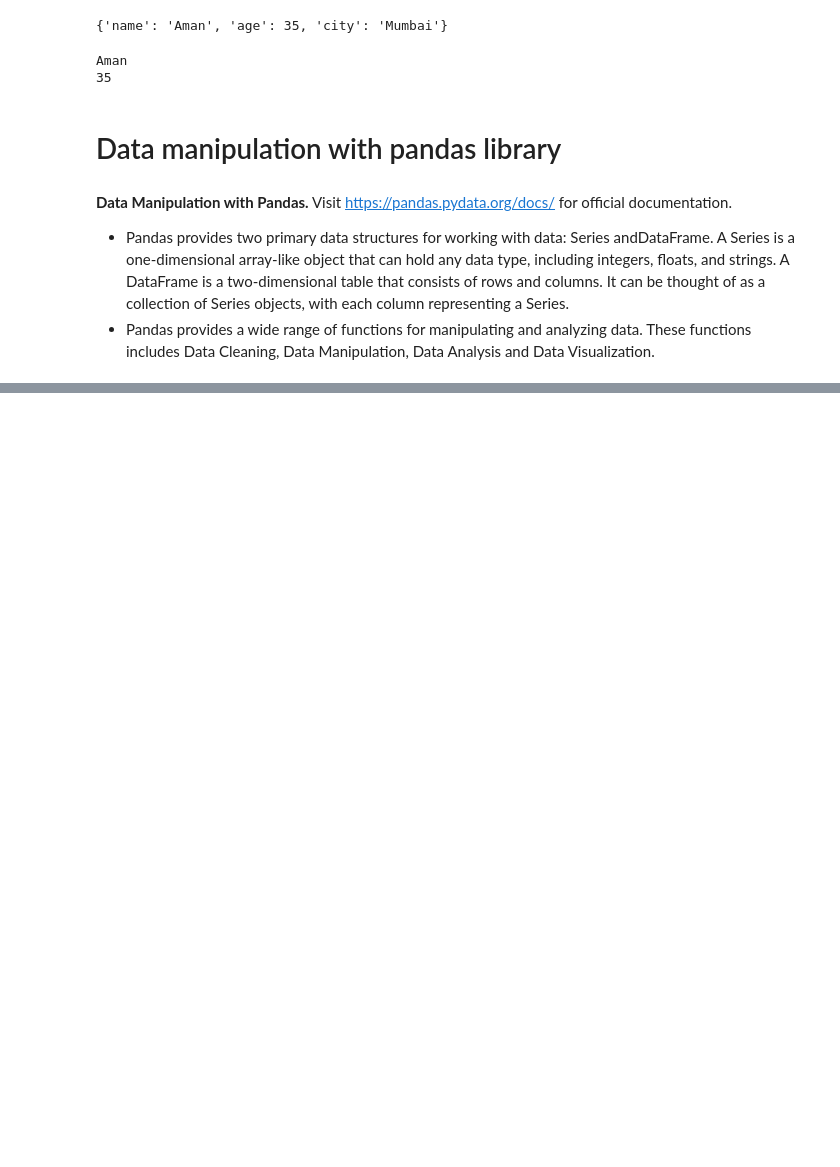
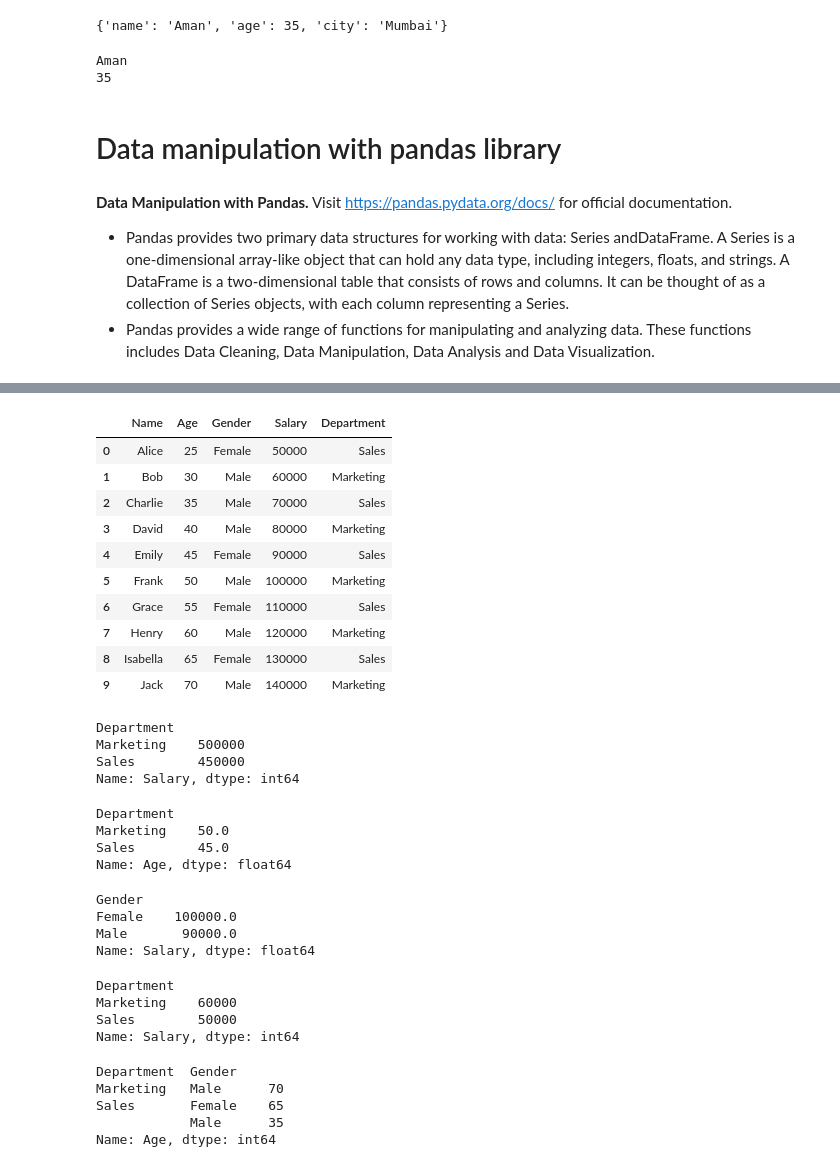
Before and after one commit to Prashantkr57/Python-for-Data-Analyst, a Jupyter notebook: Python_for_Data_Analyst.ipynb, the cells around one changed output, grey strips where cells are left out. Saved outputs shown, nothing was run; the diff lists cells and outputs as text; code cells hidden in the pictures; blank space fills up the shorter version.

```diff
--- a/Python_for_Data_Analyst.ipynb
+++ b/Python_for_Data_Analyst.ipynb
@@ -177,0 +314,68 @@ print(df)
+# %%
+import pandas as pd
+
+# Create sample data
+data = {'Name': ['Alice', 'Bob', 'Charlie', 'David', 'Emily', 'Frank', 'Grace', 'Henry', 'Isabella', 'Jack'],
+        'Age': [25, 30, 35, 40, 45, 50, 55, 60, 65, 70],
+        'Gender': ['Female', 'Male', 'Male', 'Male', 'Female', 'Male', 'Female', 'Male', 'Female', 'Male'],
+        'Salary': [50000, 60000, 70000, 80000, 90000, 100000, 110000, 120000, 130000, 140000],
+        'Department': ['Sales', 'Marketing', 'Sales', 'Marketing', 'Sales', 'Marketing', 'Sales', 'Marketing', 'Sales', 'Marketing']}
+
+df = pd.DataFrame(data)
+
+# Group by department
+grouped = df.groupby('Department')
+df
+# %% [output]
+|  | Name | Age | Gender | Salary | Department |
+| 0 | Alice | 25 | Female | 50000 | Sales |
+| 1 | Bob | 30 | Male | 60000 | Marketing |
+| 2 | Charlie | 35 | Male | 70000 | Sales |
+| 3 | David | 40 | Male | 80000 | Marketing |
+| 4 | Emily | 45 | Female | 90000 | Sales |
+| 5 | Frank | 50 | Male | 100000 | Marketing |
+| 6 | Grace | 55 | Female | 110000 | Sales |
+| 7 | Henry | 60 | Male | 120000 | Marketing |
+| 8 | Isabella | 65 | Female | 130000 | Sales |
+| 9 | Jack | 70 | Male | 140000 | Marketing |
+# %%
+# Sum of salaries by department
+print(grouped['Salary'].sum())
+# %% [output]
+Department
+Marketing    500000
+Sales        450000
+Name: Salary, dtype: int64
+# %%
+# Mean age by department
+print(grouped['Age'].mean())
+# %% [output]
+Department
+Marketing    50.0
+Sales        45.0
+Name: Age, dtype: float64
+# %%
+# Median salary by gender
+print(df.groupby('Gender')['Salary'].median())
+# %% [output]
+Gender
+Female    100000.0
+Male       90000.0
+Name: Salary, dtype: float64
+# %%
+# Minimum salary by department and gender
+print(grouped['Salary'].min())
+# %% [output]
+Department
+Marketing    60000
+Sales        50000
+Name: Salary, dtype: int64
+# %%
+# Maximum age by department and gender
+print(df.groupby(['Department', 'Gender'])['Age'].max())
+# %% [output]
+Department  Gender
+Marketing   Male      70
+Sales       Female    65
+            Male      35
+Name: Age, dtype: int64
```
Also changed, not shown: parts of 19 cells of this notebook.
